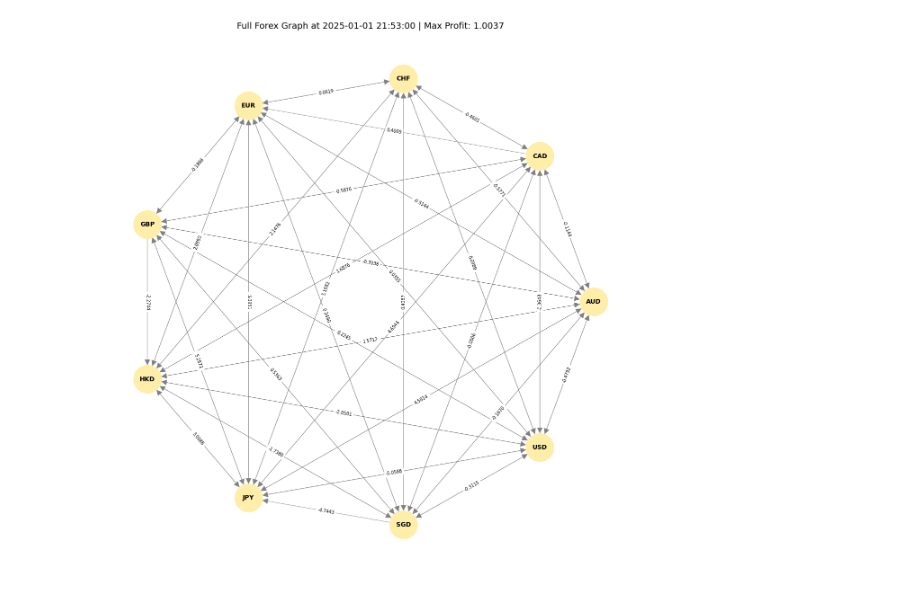
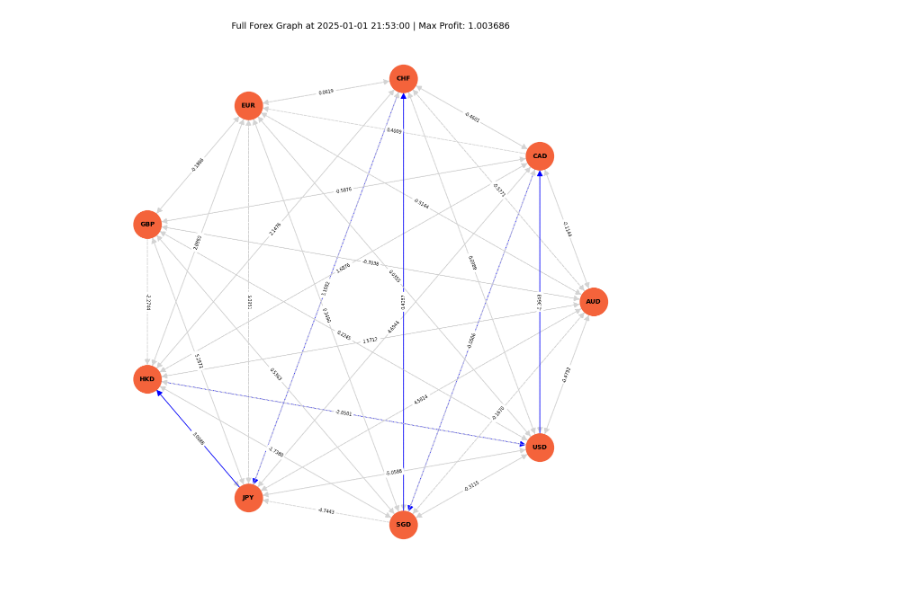
Before and after one commit to GOW1455/Forex-Arbitrage, a Jupyter notebook: graph.ipynb, the cells around one changed output. Drawn from its saved outputs; the diff is of its cells as text; code cells hidden in the pictures.

```diff
--- a/graph.ipynb
+++ b/graph.ipynb
@@ -110,16 +98,10 @@ def find_all_negative_cycles(graph):
     return cycles_info
 # %%
-# Create output folder if not already present
-output_folder = "daywise_arbitrage_outputs"
+output_folder = "Results"
 os.makedirs(output_folder, exist_ok=True)
-
 for date, df in all_days_data.items():
     print(f"Processing {date}...")
-
-    # Step 1: Build graphs for the day
     graphs_by_time = build_graphs(df)
-
-    # Step 2: Detect arbitrage cycles for each timestamp
     day_results = []
     for timestamp, G in graphs_by_time.items():
         cycles = find_all_negative_cycles(G)
@@ -127,8 +109,6 @@ for date, df in all_days_data.items():
             cycle["timestamp"] = timestamp
             cycle["date"] = date
             day_results.append(cycle)
-
-    # Step 3: Save the results for the day
     df_day = pd.DataFrame(day_results)
     out_file = os.path.join(output_folder, f"arbitrage_{date}.csv")
     df_day.to_csv(out_file, index=False)
@@ -145,9 +125,7 @@ Processing 2025-01-05...
 # %%
-# Folder where daywise CSVs are saved
-input_folder = "daywise_arbitrage_outputs"
+input_folder = "Results"
 summary_data = []
 
-# Process each file in the output folder
 for file in sorted(glob.glob(os.path.join(input_folder, "arbitrage_*.csv"))):
     df = pd.read_csv(file, parse_dates=["timestamp"])
     if df.empty:
@@ -165,12 +143,9 @@ for file in sorted(glob.glob(os.path.join(input_folder, "arbitrage_*.csv"))):
         "max_cycle_profit": max_profit
     })
 
-# Create and save summary DataFrame
 df_summary = pd.DataFrame(summary_data)
 df_summary.sort_values("date", inplace=True)
 df_summary.to_csv("daily_arbitrage_summary.csv", index=False)
 
-# Show the top 5 days
-print("\nDaily Arbitrage Summary:")
 print(df_summary.head())
 # %% [output]
@@ -258,74 +216,50 @@ Best arbitrage cycle on 2025-01-01 at 2025-01-01 21:53:00
 Profit multiplier: 1.003686
 Cycle: JPY → HKD → USD → CAD → SGD → CHF → JPY
 # %%
-def build_graphs(df):
-    df = df[["timestamp", "pair", "close"]]
-    df_pivot = df.pivot(index="timestamp", columns="pair", values="close")
-    df_log = -np.log(df_pivot)
+G_full = graphs_for_day[timestamp]
 
-    graphs = {}
-    for timestamp, row in df_log.iterrows():
-        G = nx.DiGraph()
-        for pair, weight in row.items():
-            if pd.notna(weight):
-                from_currency = pair[:3]
-                to_currency = pair[3:]
-                G.add_edge(from_currency, to_currency, weight=weight)
-        graphs[timestamp] = G
-    return graphs
+cycle_edge_set = set(cycle_edges)
+edge_colors = []
+for u, v in G_full.edges():
+    if (u, v) in cycle_edge_set:
+        edge_colors.append("blue")
+    else:
+        edge_colors.append("lightgray")
 
-folder = "daywise_arbitrage_outputs"
-best_cycle_info = None
-
-for file in sorted(glob.glob(os.path.join(folder, "arbitrage_*.csv"))):
-    df = pd.read_csv(file, parse_dates=["timestamp"])
-    if df.empty:
-        continue
-
-    row = df.loc[df["profit_multiplier"].idxmax()]
-    if best_cycle_info is None or row["profit_multiplier"] > best_cycle_info["profit_multiplier"]:
-        best_cycle_info = row
-
-timestamp = pd.to_datetime(best_cycle_info["timestamp"])
-date_str = str(best_cycle_info["date"])
-profit = best_cycle_info["profit_multiplier"]
-
-data_file = f"./Data/forex_intraday_{date_str}.csv"
-if not os.path.exists(data_file):
-    raise FileNotFoundError(f"Data file not found: {data_file}")
-
-df_day = pd.read_csv(data_file, parse_dates=["timestamp"])
-graphs_by_time = build_graphs(df_day)
-
-if timestamp not in graphs_by_time:
-    raise KeyError(f"Graph for timestamp {timestamp} not found.")
-
-G_full = graphs_by_time[timestamp]
+edge_styles = []
+edge_widths = []
+for u, v in G_full.edges():
+    if (u, v) in cycle_edge_set:
+        edge_styles.append("solid")
+        edge_widths.append(4.5)
+    else:
+        edge_styles.append("dashed")
+        edge_widths.append(0.6)
 
 pos = nx.circular_layout(G_full)
 edge_labels = nx.get_edge_attributes(G_full, "weight")
 formatted_labels = {edge: f"{w:.4f}" for edge, w in edge_labels.items()}
 
+# Plot
 plt.figure(figsize=(12, 12))
 nx.draw(G_full, pos,
         with_labels=True,
         node_size=2000,
-        node_color="#FFEEAA",
+        node_color="#F4633B",
         font_size=10,
         font_weight='bold',
-        edge_color="gray",
-        width=0.6,
+        edge_color=edge_colors,
+        style = edge_styles,
+        width=1.2,
         arrows=True,
         arrowsize=20)
 
 nx.draw_networkx_edge_labels(G_full, pos, edge_labels=formatted_labels, font_size=7)
 
-plt.title(f"Full Forex Graph at {timestamp} | Max Profit: {profit:.4f}", fontsize=14)
+plt.title(f"Full Forex Graph at {timestamp} | Max Profit: {profit:.6f}", fontsize=14)
 plt.axis('off')
 plt.tight_layout()
 plt.savefig("full_forex_graph_best_timestamp.png", dpi=300)
 plt.show()
-
-print(f"Full graph drawn at {timestamp}. Saved to full_forex_graph_best_timestamp.png")
 # %% [output]
-[figure, old version]
+[figure, new version]
```
Also changed, not shown: parts of 8 cells of this notebook, 10 other files.
